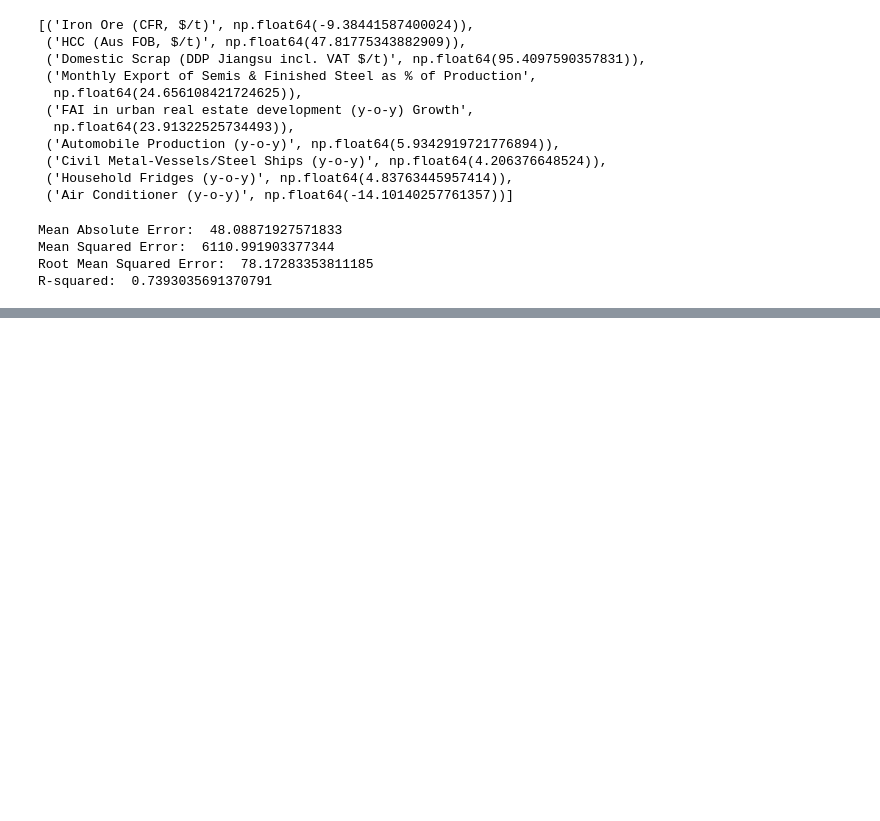
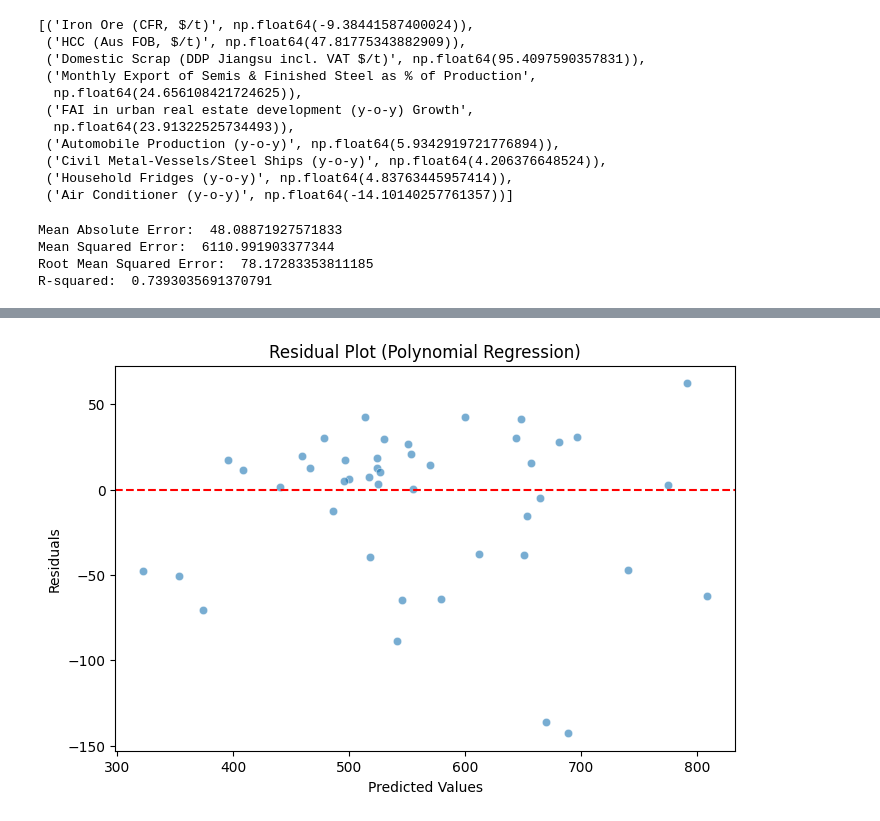
Before and after one commit to nguyenhpnguyen/BT4103-Business-Analytics-Capstone-Project, a Jupyter notebook: notebook/04_multiple_regression.ipynb, the cells around one changed output, grey strips where cells are left out. Saved outputs shown, nothing was run; the diff lists cells and outputs as text; code cells hidden in the pictures; blank space fills up the shorter version.

```diff
--- a/notebook/04_multiple_regression.ipynb
+++ b/notebook/04_multiple_regression.ipynb
@@ -88,0 +204,13 @@ R-squared:  0.7393035691370791
+# %%
+residuals_poly = y_test - y_pred_poly  # Compute residuals
+
+# Plot residuals vs. predicted values
+plt.figure(figsize=(8,5))
+sns.scatterplot(x=y_pred, y=residuals_poly, alpha=0.6)  # Scatter plot
+plt.axhline(y=0, color="red", linestyle="--")  # Horizontal line at zero
+plt.xlabel("Predicted Values")
+plt.ylabel("Residuals")
+plt.title("Residual Plot (Polynomial Regression)")
+plt.show()
+# %% [output]
+[figure, added]
```
Also changed, not shown: parts of 9 cells of this notebook, 1 other file.
